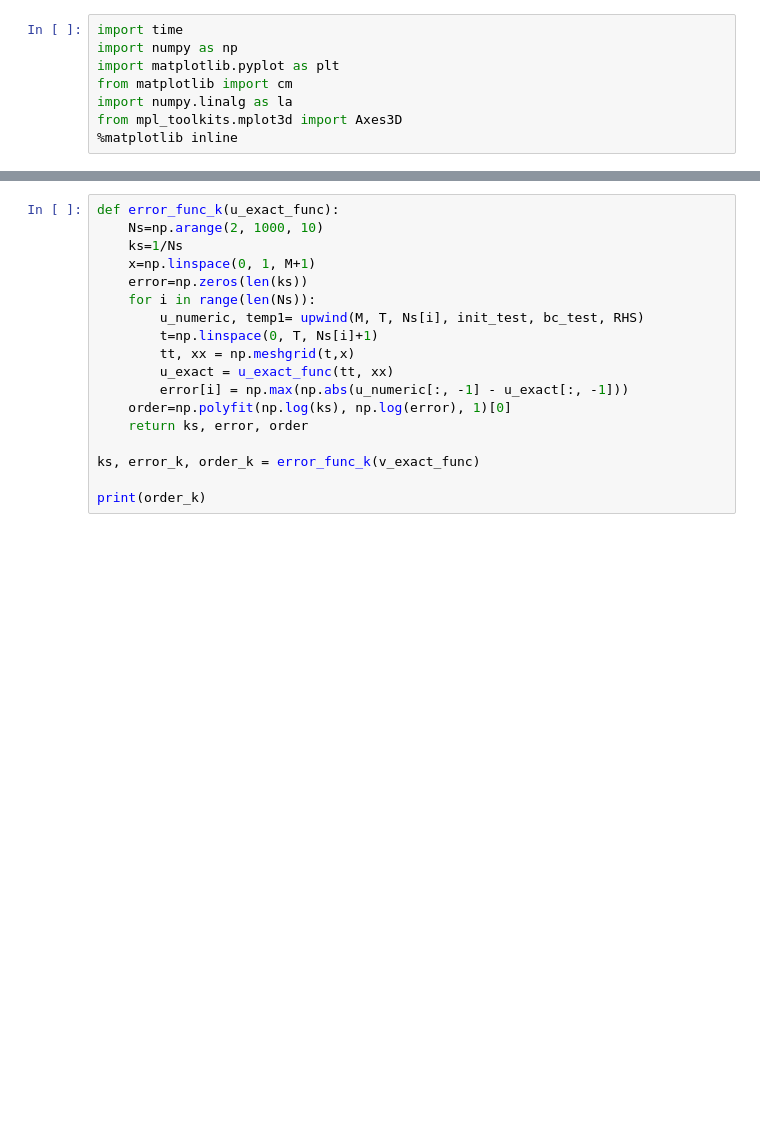
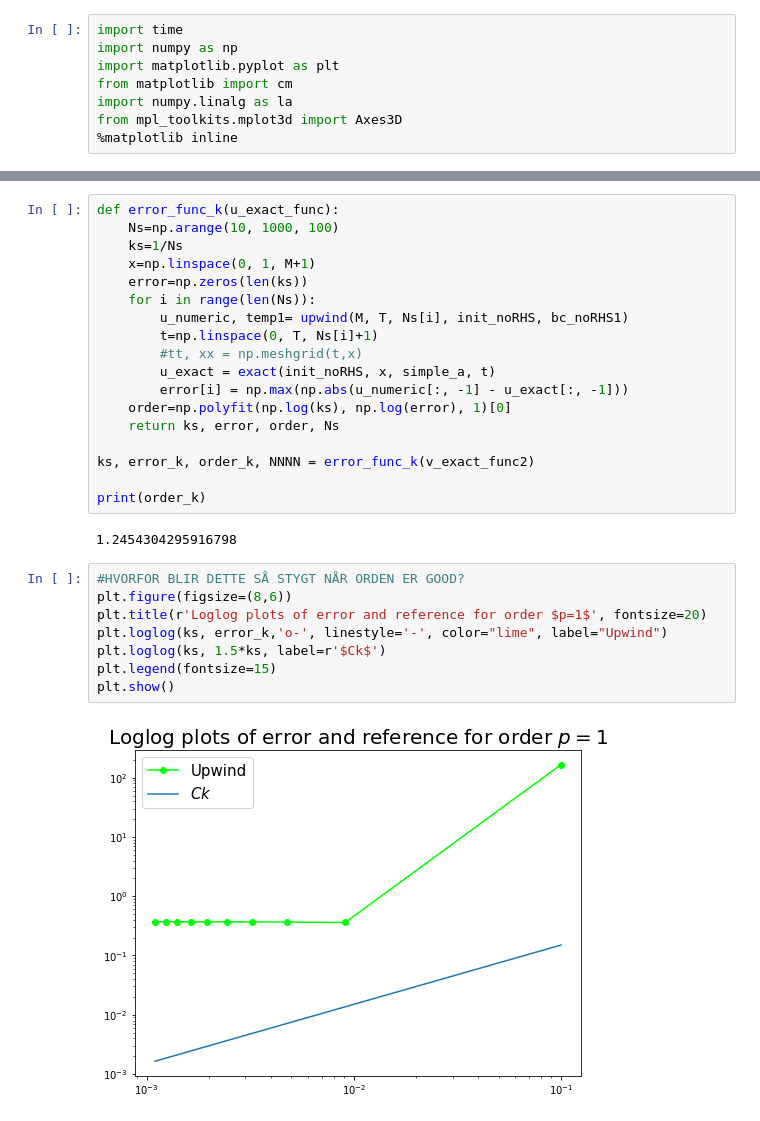
Before and after one commit to ulrikunneberg/numdiffprosj2, a Jupyter notebook: Augusts fil.ipynb, the cells around one changed output, grey strips where cells are left out. Drawn from its saved outputs; the diff is of its cells as text; blank space fills up the shorter version.

```diff
--- a/Augusts fil.ipynb
+++ b/Augusts fil.ipynb
@@ -230,18 +263,30 @@ plt.show()
 # %%
 def error_func_k(u_exact_func):
-    Ns=np.arange(2, 1000, 10)
+    Ns=np.arange(10, 1000, 100)
     ks=1/Ns
     x=np.linspace(0, 1, M+1)
     error=np.zeros(len(ks))
     for i in range(len(Ns)):
-        u_numeric, temp1= upwind(M, T, Ns[i], init_test, bc_test, RHS)
+        u_numeric, temp1= upwind(M, T, Ns[i], init_noRHS, bc_noRHS1)
         t=np.linspace(0, T, Ns[i]+1)
-        tt, xx = np.meshgrid(t,x)
-        u_exact = u_exact_func(tt, xx)
+        #tt, xx = np.meshgrid(t,x)
+        u_exact = exact(init_noRHS, x, simple_a, t)
         error[i] = np.max(np.abs(u_numeric[:, -1] - u_exact[:, -1]))
     order=np.polyfit(np.log(ks), np.log(error), 1)[0]
-    return ks, error, order
+    return ks, error, order, Ns
 
-ks, error_k, order_k = error_func_k(v_exact_func)
+ks, error_k, order_k, NNNN = error_func_k(v_exact_func2)
 
 print(order_k)
+# %% [output]
+1.2454304295916798
+# %%
+#HVORFOR BLIR DETTE SÅ STYGT NÅR ORDEN ER GOOD?
+plt.figure(figsize=(8,6))
+plt.title(r'Loglog plots of error and reference for order $p=1$', fontsize=20)
+plt.loglog(ks, error_k,'o-', linestyle='-', color="lime", label="Upwind")
+plt.loglog(ks, 1.5*ks, label=r'$Ck$')
+plt.legend(fontsize=15)
+plt.show()
+# %% [output]
+[figure, added]
```
Also changed, not shown: parts of 9 cells of this notebook, 6 other files.
